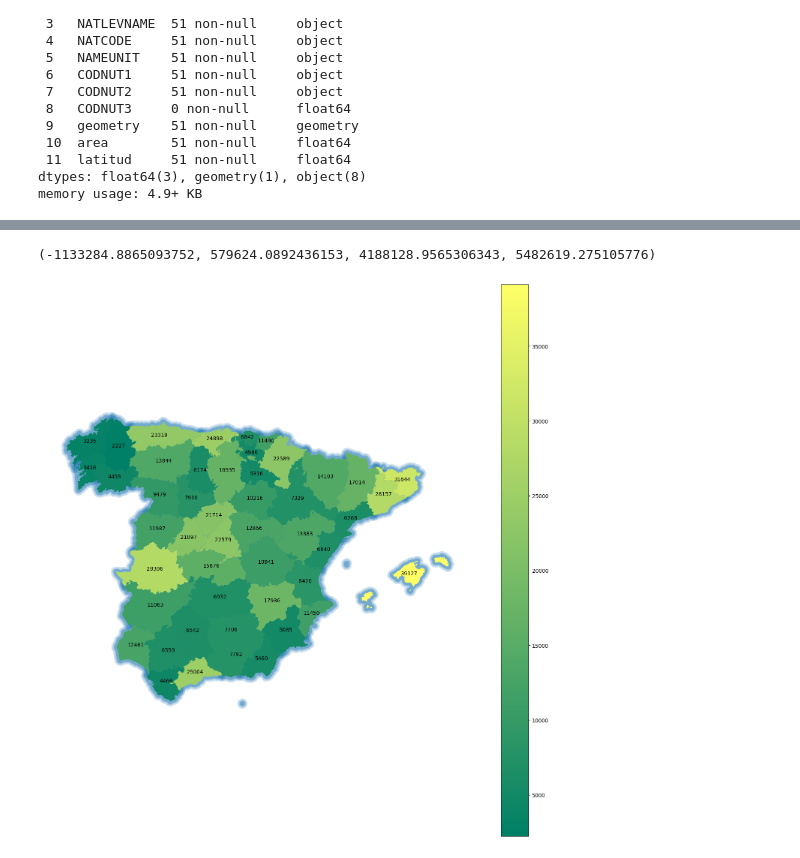
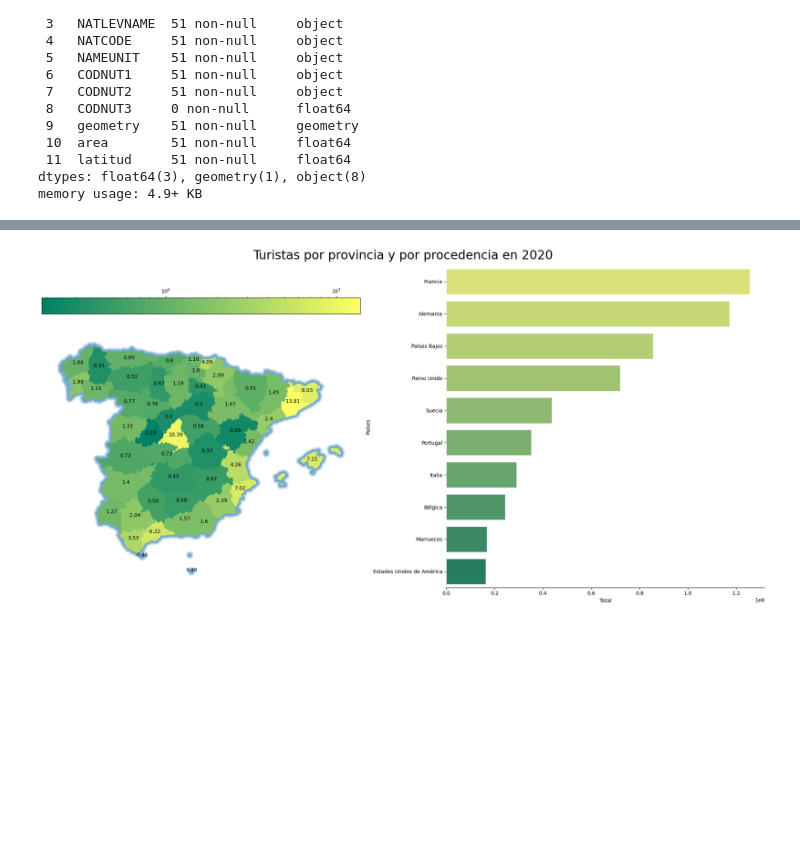
Before and after one commit to igrodfer/PID, a Jupyter notebook: trabajo2/turistas.ipynb, the cells around one changed output, grey strips where cells are left out. Cells and saved outputs as stored; diff of their text form; code cells hidden in the pictures; blank space fills up the shorter version.

Commit message:
add turistas por provincia y por pais

```diff
--- a/trabajo2/turistas.ipynb
+++ b/trabajo2/turistas.ipynb
@@ -10,8 +31,10 @@ pd.options.display.max_columns = 25
 # %%
-turistas = pd.read_csv("2073.csv",sep=";")
+turistas = pd.read_csv("data/52047.csv",sep=";")
 turistas["year"] = turistas["Periodo"].apply(lambda x: x[:4])
-turistas["NAMEUNIT"] = turistas["Provincias con mayor número de pernoctaciones"].apply(lambda x: " ".join(x.split(" ")[1:]))
-turistas["Total"] = turistas.Total.fillna(0).astype(int)
+turistas["Total"] = turistas["Total"].str.replace(".","")
+turistas["Total"] = turistas["Total"].str.replace(",",".")
+turistas["Total"] = turistas["Total"].str.replace(r'^\s*$', "0", regex=True)
+turistas["Total"] = turistas.Total.fillna(0).astype(float)
 
 name_fix = {"Alicante/Alacant":"Alacant/Alicante",
             "Balears, Illes":"Illes Balears",
@@ -19,4 +42,4 @@ name_fix = {"Alicante/Alacant":"Alacant/Alicante",
             "Coruña, A":"A Coruña",
             "Rioja, La":"La Rioja",
             "Valencia/València":"València/Valencia"}
-turistas["NAMEUNIT"] = turistas["NAMEUNIT"].apply(lambda x: name_fix[x] if x in name_fix else x)
+turistas["Provincia de destino"] = turistas["Provincia de destino"].apply(lambda x: name_fix[x] if x in name_fix else x)
@@ -65,0 +55,3 @@ pernoctaciones = turistas[turistas["Viajeros y pernoctaciones"] == "Pernoctacion
+# %%
+viajeros = turistas[turistas["Concepto turístico"] == "Turistas"].groupby(["year","Provincia de destino"]).sum(numeric_only=True).reset_index()
+viajeros.rename(columns={"Provincia de destino":"NAMEUNIT"},inplace=True)
@@ -66,5 +67,5 @@ pernoctaciones = turistas[turistas["Viajeros y pernoctaciones"] == "Pernoctacion
 # %%
-provincias = gpd.read_file('lineas_limite.zip!SHP_ETRS89/recintos_provinciales_inspire_peninbal_etrs89')
+provincias = gpd.read_file('data/lineas_limite.zip!SHP_ETRS89/recintos_provinciales_inspire_peninbal_etrs89')
 #INSPIREID', 'COUNTRY', 'NATLEV', 'NATLEVNAME', 'NATCODE', 'NAMEUNIT', 'CODNUT1', 'CODNUT2', 'CODNUT3', 'geometry'
 provincias = provincias.to_crs("+proj=cea EPSG:2062")
 provincias['area'] = round(provincias.area/1000000,0)
@@ -119,13 +120,43 @@ memory usage: 128.4+ KB
 # %%
-ax = provincias_viajeros[provincias_viajeros["year"] == "2023"].buffer(20000).plot(figsize=(15,15),alpha=0.2)
-ax = provincias_viajeros[provincias_viajeros["year"] == "2023"].buffer(15000).plot(ax = ax,figsize=(15,15),alpha=0.2)
-ax = provincias_viajeros[provincias_viajeros["year"] == "2023"].buffer(10000).plot(ax = ax,figsize=(15,15),alpha=0.4)
-provincias_viajeros[provincias_viajeros["year"] == "2023"].plot(ax = ax,column="Total",legend=True,cmap="summer")
-provincias_viajeros[provincias_viajeros["year"] == "2023"].apply(lambda x: ax.annotate(text=(x.Total),
-    xy=x.geometry.centroid.coords[0], ha='center',
-    fontsize=10),axis=1)
-plt.tight_layout()
-plt.axis("off")
+fig,(ax,ax1) = plt.subplots(figsize=(20,10),ncols=2)
+draw_year = "2020"
+paises_agregados = ["Unión Europea (sin España)","América del Norte","Sudamérica","Centro América y Caribe"]
+turistas_year = turistas[(turistas["year"] == draw_year) & ~turistas["Países"].isin(paises_agregados)].groupby(by="Países").sum(numeric_only=True).reset_index()
+
+
+df_plot = provincias_viajeros[(provincias_viajeros["year"] == draw_year)& ~turistas["Países"].isin(paises_agregados)]
+ax = df_plot.dissolve().buffer(20000).plot(ax = ax,figsize=(15,15),alpha=0.2)
+ax = df_plot.dissolve().buffer(15000).plot(ax = ax,figsize=(15,15),alpha=0.2)
+ax = df_plot.dissolve().buffer(10000).plot(ax = ax,figsize=(15,15),alpha=0.4)
+df_plot.plot(
+    ax = ax,
+    column="Total",
+    legend=True,
+    cmap="summer",
+    norm=matplotlib.colors.LogNorm(
+        vmin=df_plot.Total.min(),
+        vmax=df_plot.Total.max()
+    ),
+    legend_kwds={'location': 'top'}
+
+)
+df_plot.apply(
+    lambda x: ax.annotate(
+        text=round(x.Total / 1_000_000,2),
+        xy=x.geometry.centroid.coords[0],
+        ha='center',
+        fontsize=10
+    ),
+    axis=1
+)
+
+
+ax.axis("off")
+#sns.set_theme()
+with sns.axes_style("darkgrid"):
+    ax1 = sns.barplot(data=turistas_year.nlargest(10,"Total"),x="Total",ax=ax1,y="Países",palette="summer_r")
+sns.despine(left=True)
+fig.suptitle(f"Turistas por provincia y por procedencia en {draw_year}",fontsize=24)
+fig.tight_layout()
 # %% [output]
-(-1133284.8865093752, 579624.0892436153, 4188128.9565306343, 5482619.275105776)
-[figure, old version]
+[figure, new version]
```
Also changed, not shown: parts of 16 cells of this notebook, 3 other files.
